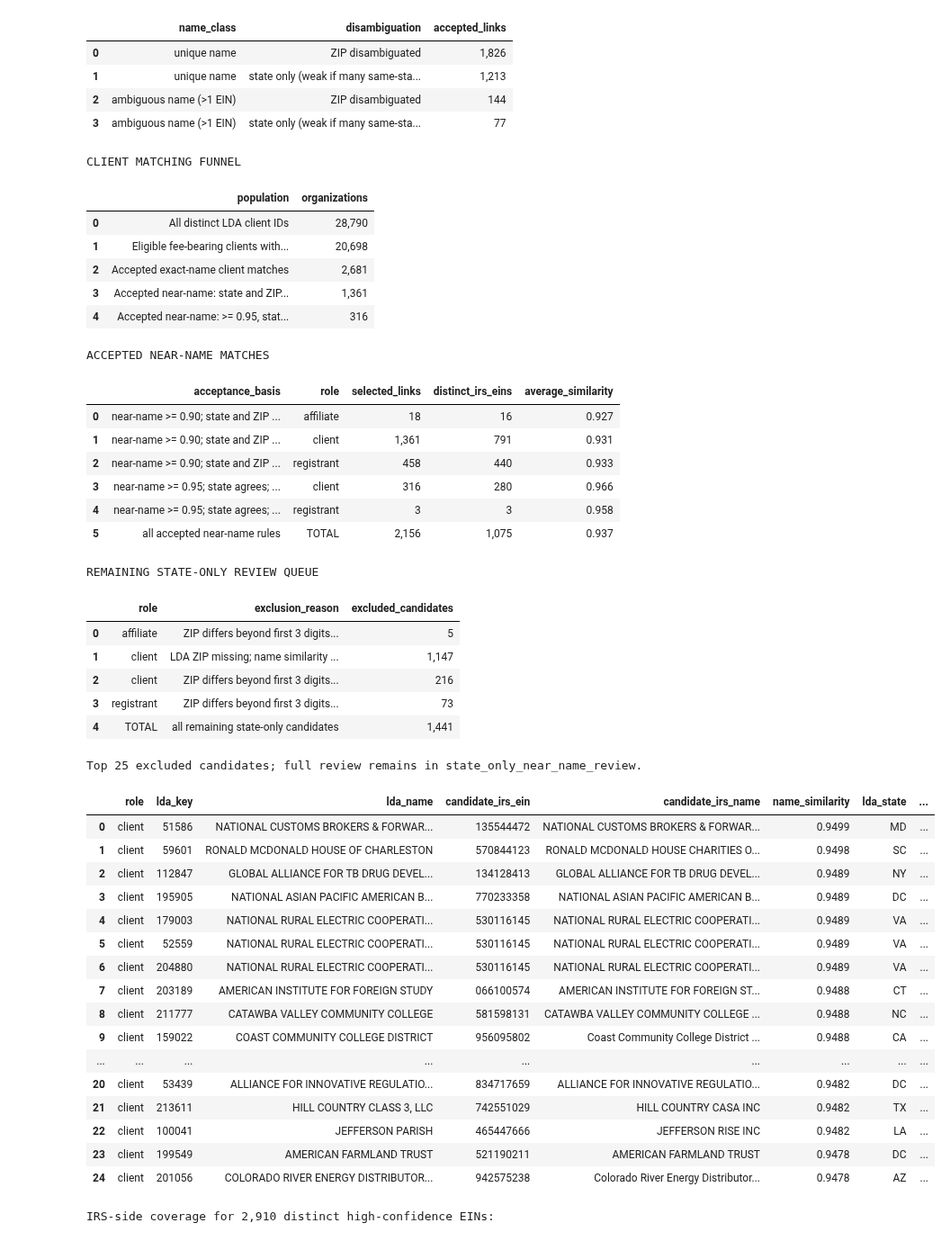
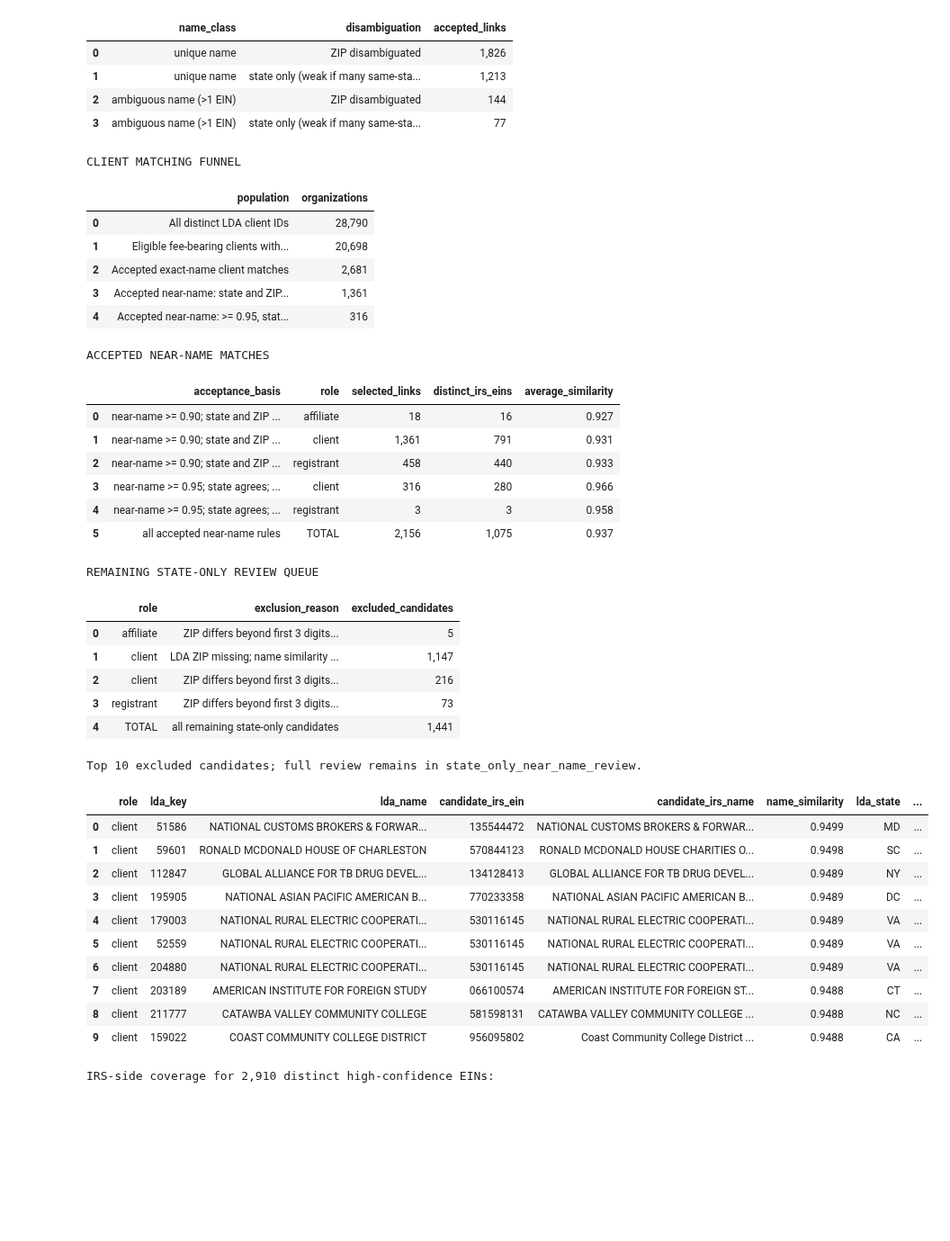
Before and after one commit to team-glass-house/influence-network, a Jupyter notebook: notebooks/lda_irs_link.ipynb, the cells around one changed output. Shown at 90% size. Drawn from its saved outputs; the diff is of its cells as text; code cells hidden in the pictures; blank space fills up the shorter version.

```diff
--- a/notebooks/lda_irs_link.ipynb
+++ b/notebooks/lda_irs_link.ipynb
@@ -611,6 +611,9 @@ FROM role_near_matches
 GROUP BY role, evidence
 """)
 
+# Capitalize only the first character so acronyms like ZIP are preserved.
+cap = lambda s: s[:1].upper() + s[1:]
+
 evidence_order = ['state + ZIP', 'state only', 'ZIP only', 'name only']
 roles = sorted(near_sim_stats['role'].unique())
 mean_p = near_sim_stats.pivot(index='evidence', columns='role', values='mean_sim').reindex(evidence_order)
@@ -620,13 +623,13 @@ x = np.arange(len(evidence_order))
 width = 0.8 / max(len(roles), 1)
 fig, ax = plt.subplots(figsize=(9, 5))
 for i, role in enumerate(roles):
-    ax.bar(x + i * width, mean_p[role], width, yerr=std_p[role], capsize=4, label=role)
+    ax.bar(x + i * width, mean_p[role], width, yerr=std_p[role], capsize=4, label=cap(role))
 ax.set_xticks(x + width * (len(roles) - 1) / 2)
-ax.set_xticklabels(evidence_order)
+ax.set_xticklabels([cap(e) for e in evidence_order])
 ax.set_ylabel("Jaro-Winkler similarity (mean +/- 1 SD)")
-ax.set_title("Near-name similarity by geographic-evidence tier and role")
-ax.set_ylim(NEAR_NAME_MIN_SIMILARITY, 1.0)
-ax.legend(title="role")
+ax.set_title("Near-Name Similarity by Geographic-Evidence Tier and Role")
+ax.set_ylim(0, 1.0)
+ax.legend(title="Role", bbox_to_anchor=(1.02, 1), loc="upper left")
 plt.tight_layout()
 plt.show()
 # %% [output]
@@ -1173,8 +1179,8 @@ display(final_near_name_summary.style.format({
 }))
 print("REMAINING STATE-ONLY REVIEW QUEUE")
 display(state_only_summary.style.format({"excluded_candidates": "{:,.0f}"}))
-print("Top 25 excluded candidates; full review remains in state_only_near_name_review.")
-display(state_only_near_name_review.head(25).style.format({
+print("Top 10 excluded candidates; full review remains in state_only_near_name_review.")
+display(state_only_near_name_review.head(10).style.format({
     "name_similarity": "{:.4f}",
 }, na_rep="Not available"))
 # %% [output]
@@ -1184,40 +1190,34 @@ CLIENT MATCHING FUNNEL
 | 1 | Eligible fee-bearing clients with... | 20,698 |
 | 2 | Accepted exact-name client matches | 2,681 |
 | 3 | Accepted near-name: state and ZIP... | 1,361 |
 | 4 | Accepted near-name: >= 0.95, stat... | 316 |
 ACCEPTED NEAR-NAME MATCHES
 |  | acceptance_basis | role | selected_links | distinct_irs_eins | average_similarity |
 | 0 | near-name >= 0.90; state and ZIP ... | affiliate | 18 | 16 | 0.927 |
 | 1 | near-name >= 0.90; state and ZIP ... | client | 1,361 | 791 | 0.931 |
 | 2 | near-name >= 0.90; state and ZIP ... | registrant | 458 | 440 | 0.933 |
 | 3 | near-name >= 0.95; state agrees; ... | client | 316 | 280 | 0.966 |
 | 4 | near-name >= 0.95; state agrees; ... | registrant | 3 | 3 | 0.958 |
 | 5 | all accepted near-name rules | TOTAL | 2,156 | 1,075 | 0.937 |
 REMAINING STATE-ONLY REVIEW QUEUE
 |  | role | exclusion_reason | excluded_candidates |
 | 0 | affiliate | ZIP differs beyond first 3 digits... | 5 |
 | 1 | client | LDA ZIP missing; name similarity ... | 1,147 |
 | 2 | client | ZIP differs beyond first 3 digits... | 216 |
 | 3 | registrant | ZIP differs beyond first 3 digits... | 73 |
 | 4 | TOTAL | all remaining state-only candidates | 1,441 |
-Top 25 excluded candidates; full review remains in state_only_near_name_review.
+Top 10 excluded candidates; full review remains in state_only_near_name_review.
 |  | role | lda_key | lda_name | candidate_irs_ein | candidate_irs_name | name_similarity | lda_state | ... |
 | 0 | client | 51586 | NATIONAL CUSTOMS BROKERS & FORWAR... | 135544472 | NATIONAL CUSTOMS BROKERS & FORWAR... | 0.9499 | MD | ... |
 | 1 | client | 59601 | RONALD MCDONALD HOUSE OF CHARLESTON | 570844123 | RONALD MCDONALD HOUSE CHARITIES O... | 0.9498 | SC | ... |
 | 2 | client | 112847 | GLOBAL ALLIANCE FOR TB DRUG DEVEL... | 134128413 | GLOBAL ALLIANCE FOR TB DRUG DEVEL... | 0.9489 | NY | ... |
 | 3 | client | 195905 | NATIONAL ASIAN PACIFIC AMERICAN B... | 770233358 | NATIONAL ASIAN PACIFIC AMERICAN B... | 0.9489 | DC | ... |
 | 4 | client | 179003 | NATIONAL RURAL ELECTRIC COOPERATI... | 530116145 | NATIONAL RURAL ELECTRIC COOPERATI... | 0.9489 | VA | ... |
 | 5 | client | 52559 | NATIONAL RURAL ELECTRIC COOPERATI... | 530116145 | NATIONAL RURAL ELECTRIC COOPERATI... | 0.9489 | VA | ... |
 | 6 | client | 204880 | NATIONAL RURAL ELECTRIC COOPERATI... | 530116145 | NATIONAL RURAL ELECTRIC COOPERATI... | 0.9489 | VA | ... |
 | 7 | client | 203189 | AMERICAN INSTITUTE FOR FOREIGN STUDY | 066100574 | AMERICAN INSTITUTE FOR FOREIGN ST... | 0.9488 | CT | ... |
 | 8 | client | 211777 | CATAWBA VALLEY COMMUNITY COLLEGE | 581598131 | CATAWBA VALLEY COMMUNITY COLLEGE ... | 0.9488 | NC | ... |
 | 9 | client | 159022 | COAST COMMUNITY COLLEGE DISTRICT | 956095802 | Coast Community College District ... | 0.9488 | CA | ... |
-| ... | ... | ... | ... | ... | ... | ... | ... | ... |
-| 20 | client | 53439 | ALLIANCE FOR INNOVATIVE REGULATIO... | 834717659 | ALLIANCE FOR INNOVATIVE REGULATIO... | 0.9482 | DC | ... |
-| 21 | client | 213611 | HILL COUNTRY CLASS 3, LLC | 742551029 | HILL COUNTRY CASA INC | 0.9482 | TX | ... |
-| 22 | client | 100041 | JEFFERSON PARISH | 465447666 | JEFFERSON RISE INC | 0.9482 | LA | ... |
-| 23 | client | 199549 | AMERICAN FARMLAND TRUST | 521190211 | AMERICAN FARMLAND TRUST | 0.9478 | DC | ... |
-| 24 | client | 201056 | COLORADO RIVER ENERGY DISTRIBUTOR... | 942575238 | Colorado River Energy Distributor... | 0.9478 | AZ | ... |
 # %%
 # Inventory downstream data available for the high-confidence cohort.
 DOWNSTREAM_TABLES = (
```
Also changed, not shown: parts of 5 cells of this notebook, 3 other files.
